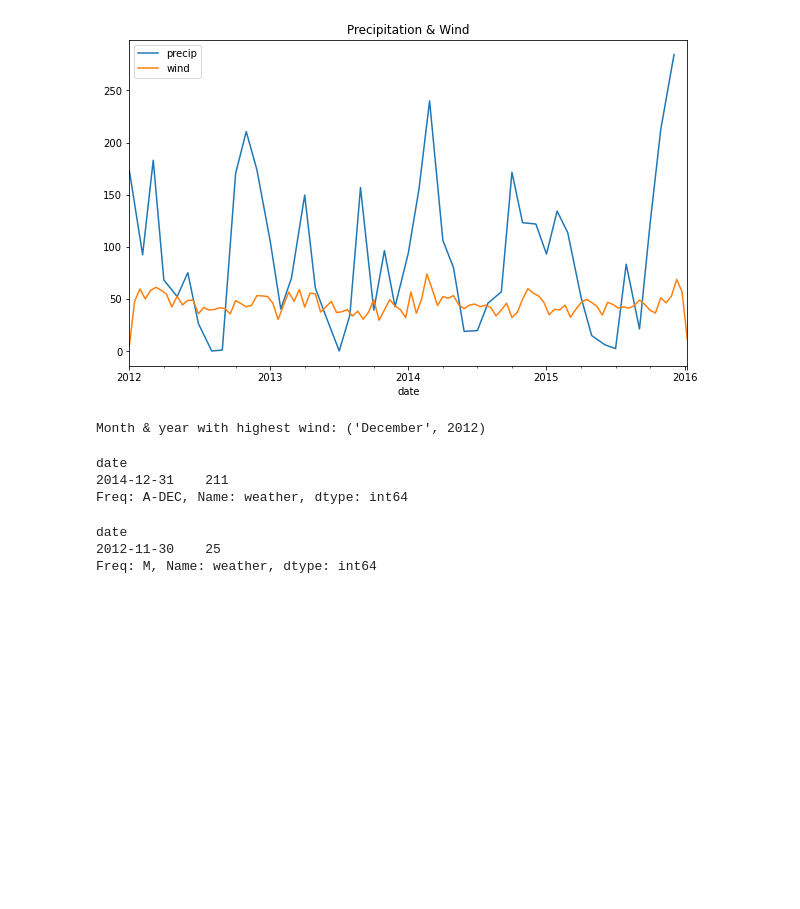
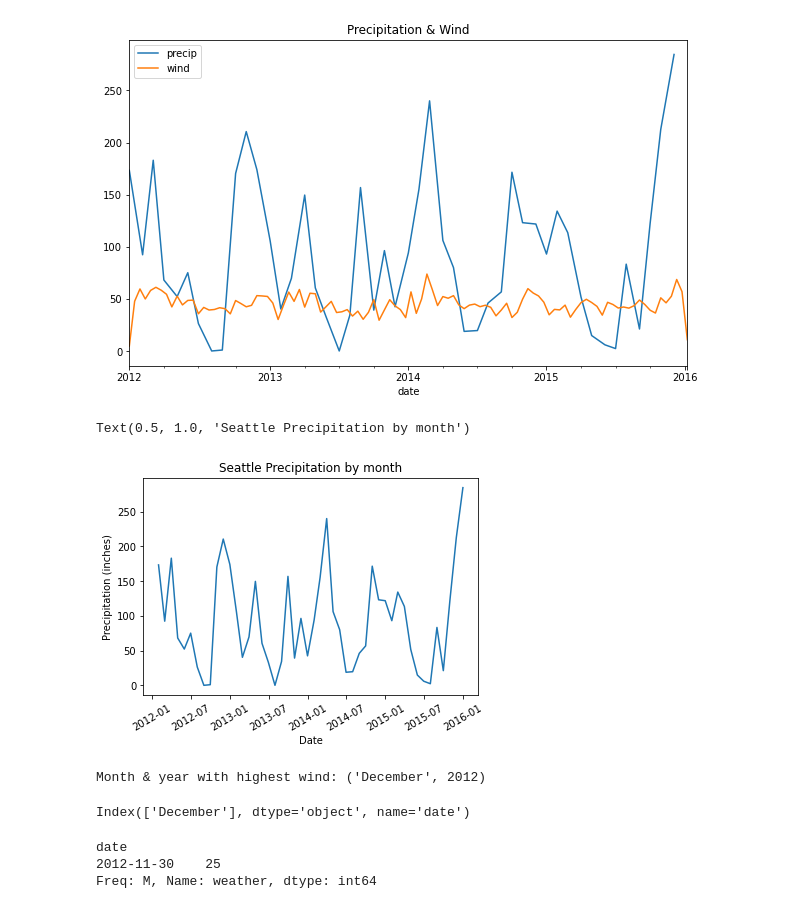
Before and after one commit to tarrencen/time-series-exercises, a Jupyter notebook: working-with-time-series.ipynb, the cells around one changed output. Cells and saved outputs as stored; diff of their text form; code cells hidden in the pictures; blank space fills up the shorter version.

```diff
--- a/working-with-time-series.ipynb
+++ b/working-with-time-series.ipynb
@@ -250,6 +245,15 @@ plt.legend()
 # %% [output]
 <matplotlib.legend.Legend at 0x...>
 [figure]
+# %%
+plt.plot(seattle_wx.resample('M').precip.sum())
+plt.xticks(rotation=30)
+plt.xlabel('Date')
+plt.ylabel('Precipitation (inches)')
+plt.title('Seattle Precipitation by month')
+# %% [output]
+Text(0.5, 1.0, 'Seattle Precipitation by month')
+[figure, added]
 # %%
 high_wind_month = seattle_wx.resample('M').wind.max().idxmax().month_name()
 high_wind_month_yr = seattle_wx.resample('M').wind.max().idxmax().year
@@ -259,11 +263,9 @@ print(f'Month & year with highest wind: {high_wind_month, high_wind_month_yr}')
 Month & year with highest wind: ('December', 2012)
 # %%
 sunny_days = seattle_wx[seattle_wx.weather == "sun"]
-sunny_days.resample('Y').weather.count().nlargest(n=1)
+sunny_days.resample('Y').weather.count().nlargest(n=1).index.month_name()
 # %% [output]
-date
-2014-12-31    211
-Freq: A-DEC, Name: weather, dtype: int64
+Index(['December'], dtype='object', name='date')
 # %%
 rainy_days = seattle_wx[seattle_wx.weather == 'rain']
 rainy_days.resample('M').weather.count().nlargest(n=1)
```
Also changed, not shown: parts of 12 cells of this notebook.
